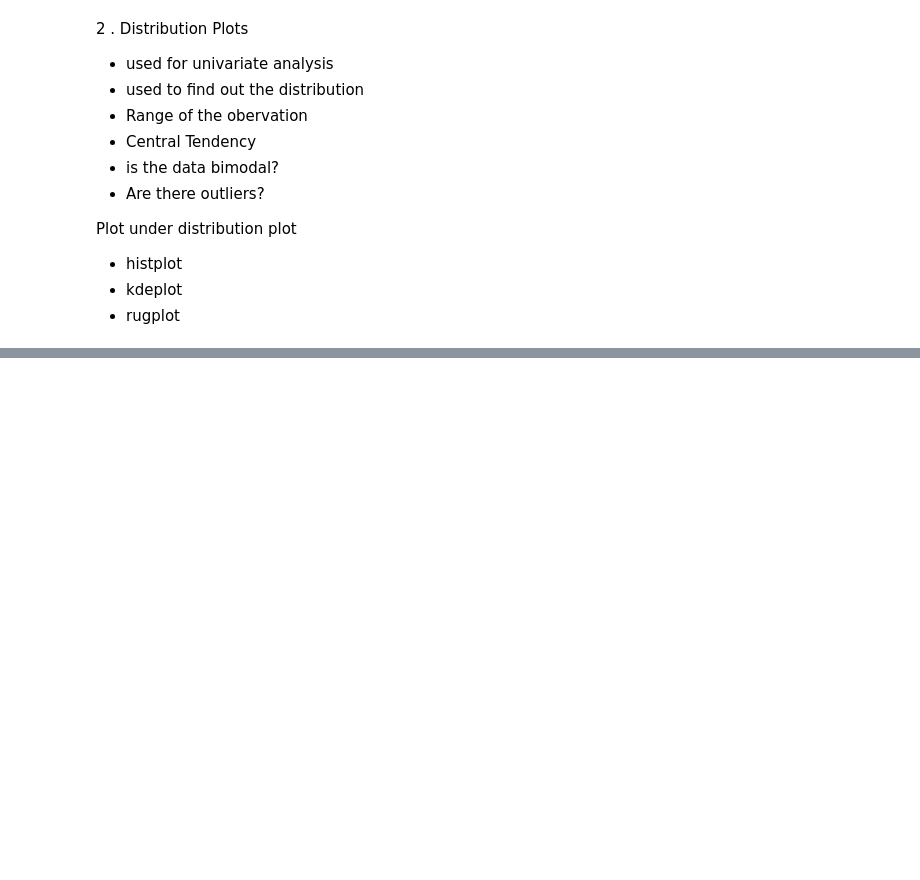
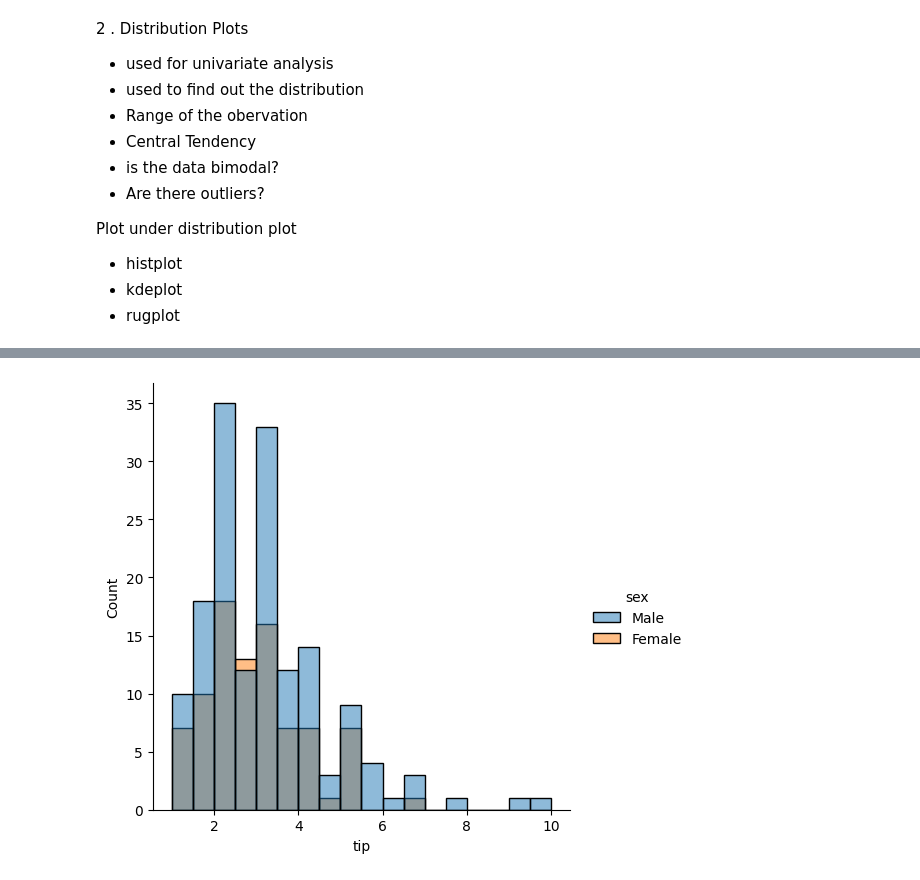
Before and after one commit to Jitudebnath/python, a Jupyter notebook: SEABORN/Seaborn.ipynb, the cells around one changed output, grey strips where cells are left out. Cells and saved outputs as stored; diff of their text form; code cells hidden in the pictures; blank space fills up the shorter version.

```diff
--- a/SEABORN/Seaborn.ipynb
+++ b/SEABORN/Seaborn.ipynb
@@ -197,0 +223,9 @@ plt.show()
+# %%
+#hue parameter
+sns.displot(data=tips,
+            kind='hist',
+            x='tip',
+            hue='sex')
+plt.show()
+# %% [output]
+[figure, added]
```
Also changed, not shown: parts of 49 cells of this notebook, 1 other file.
